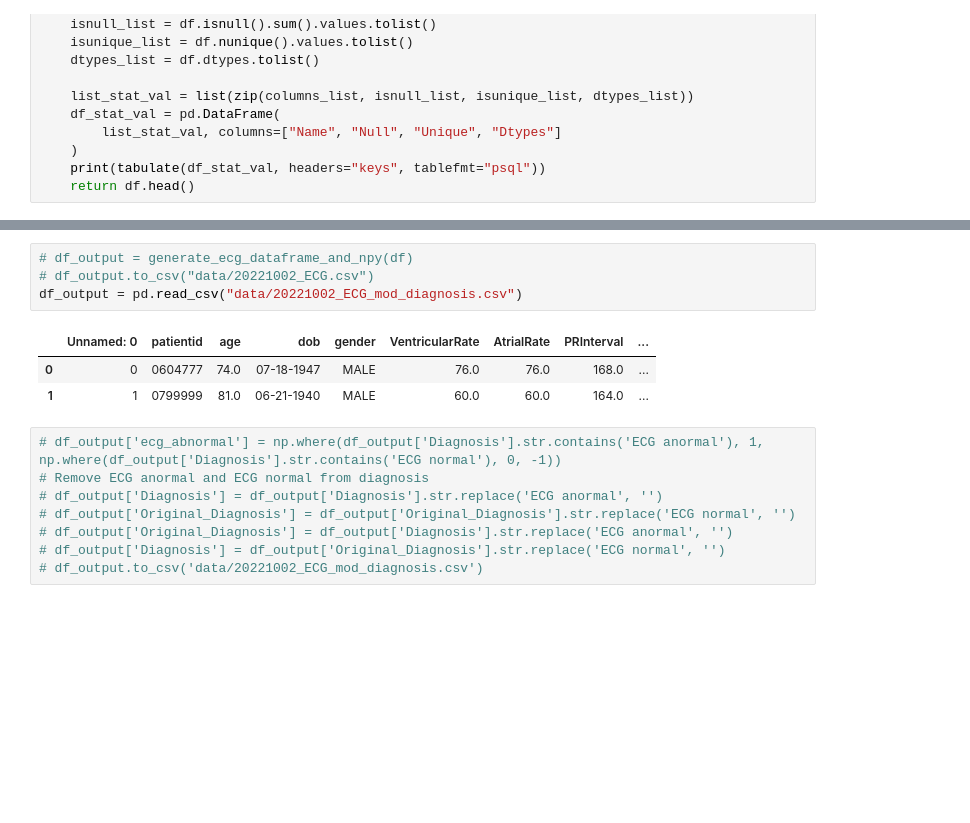
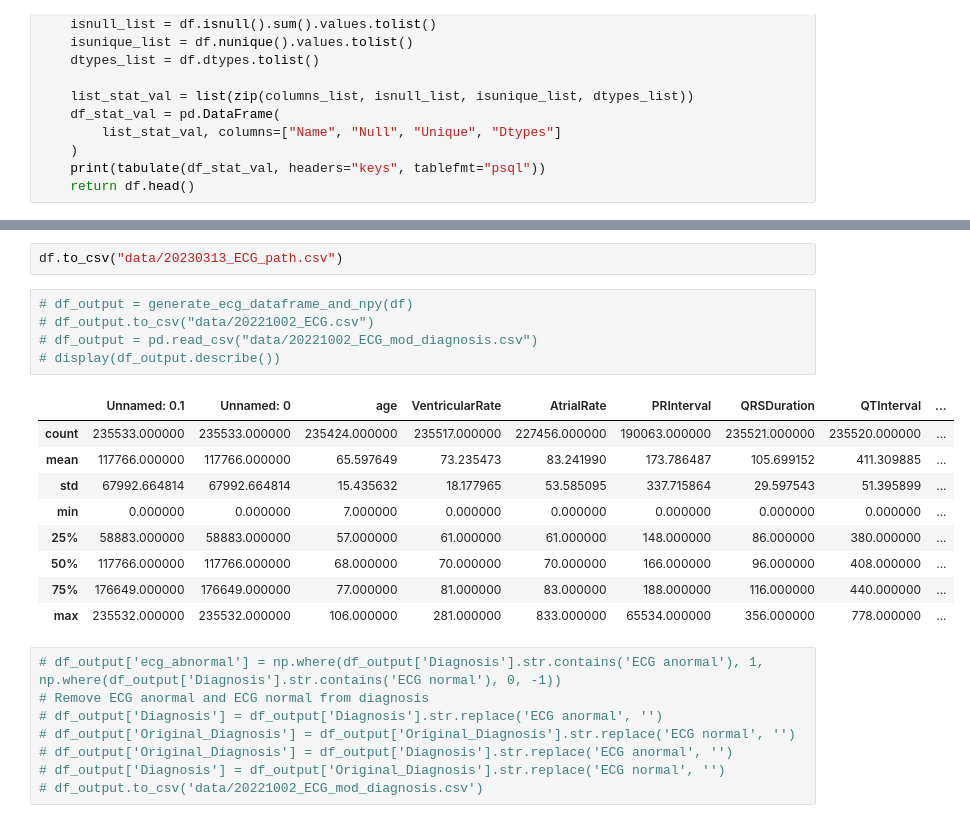
Before and after one commit to HeartWise-AI/DeepECG_Preprocess, a Jupyter notebook: DeepECG_GetFiles.ipynb, the cells around one changed output, grey strips where cells are left out. Saved outputs shown, nothing was run; the diff lists cells and outputs as text; blank space fills up the shorter version.

```diff
--- a/DeepECG_GetFiles.ipynb
+++ b/DeepECG_GetFiles.ipynb
@@ -563,11 +565,20 @@ display(df)
+# %%
+df.to_csv("data/20230313_ECG_path.csv")
 # %%
 # df_output = generate_ecg_dataframe_and_npy(df)
 # df_output.to_csv("data/20221002_ECG.csv")
-df_output = pd.read_csv("data/20221002_ECG_mod_diagnosis.csv")
+# df_output = pd.read_csv("data/20221002_ECG_mod_diagnosis.csv")
+# display(df_output.describe())
 # %% [output]
-|  | Unnamed: 0 | patientid | age | dob | gender | VentricularRate | AtrialRate | PRInterval | ... |
-| 0 | 0 | 0604777 | 74.0 | 07-18-1947 | MALE | 76.0 | 76.0 | 168.0 | ... |
-| 1 | 1 | 0799999 | 81.0 | 06-21-1940 | MALE | 60.0 | 60.0 | 164.0 | ... |
+|  | Unnamed: 0.1 | Unnamed: 0 | age | VentricularRate | AtrialRate | PRInterval | QRSDuration | QTInterval | ... |
+| count | 235533.000000 | 235533.000000 | 235424.000000 | 235517.000000 | 227456.000000 | 190063.000000 | 235521.000000 | 235520.000000 | ... |
+| mean | 117766.000000 | 117766.000000 | 65.597649 | 73.235473 | 83.241990 | 173.786487 | 105.699152 | 411.309885 | ... |
+| std | 67992.664814 | 67992.664814 | 15.435632 | 18.177965 | 53.585095 | 337.715864 | 29.597543 | 51.395899 | ... |
+| min | 0.000000 | 0.000000 | 7.000000 | 0.000000 | 0.000000 | 0.000000 | 0.000000 | 0.000000 | ... |
+| 25% | 58883.000000 | 58883.000000 | 57.000000 | 61.000000 | 61.000000 | 148.000000 | 86.000000 | 380.000000 | ... |
+| 50% | 117766.000000 | 117766.000000 | 68.000000 | 70.000000 | 70.000000 | 166.000000 | 96.000000 | 408.000000 | ... |
+| 75% | 176649.000000 | 176649.000000 | 77.000000 | 81.000000 | 83.000000 | 188.000000 | 116.000000 | 440.000000 | ... |
+| max | 235532.000000 | 235532.000000 | 106.000000 | 281.000000 | 833.000000 | 65534.000000 | 356.000000 | 778.000000 | ... |
 # %%
 # df_output['ecg_abnormal'] = np.where(df_output['Diagnosis'].str.contains('ECG anormal'), 1, np.where(df_output['Diagnosis'].str.contains('ECG normal'), 0, -1))
 # Remove ECG anormal and ECG normal from diagnosis
```
Also changed, not shown: parts of 11 cells of this notebook, 8 other files.
